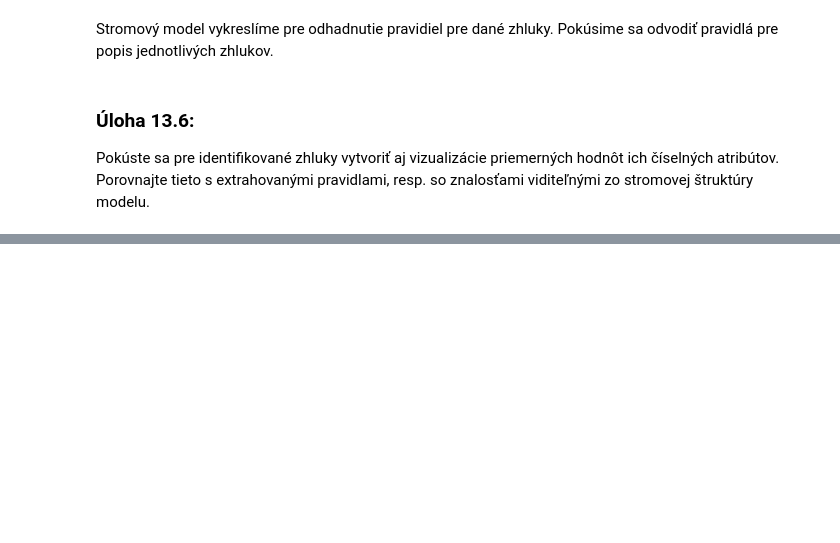
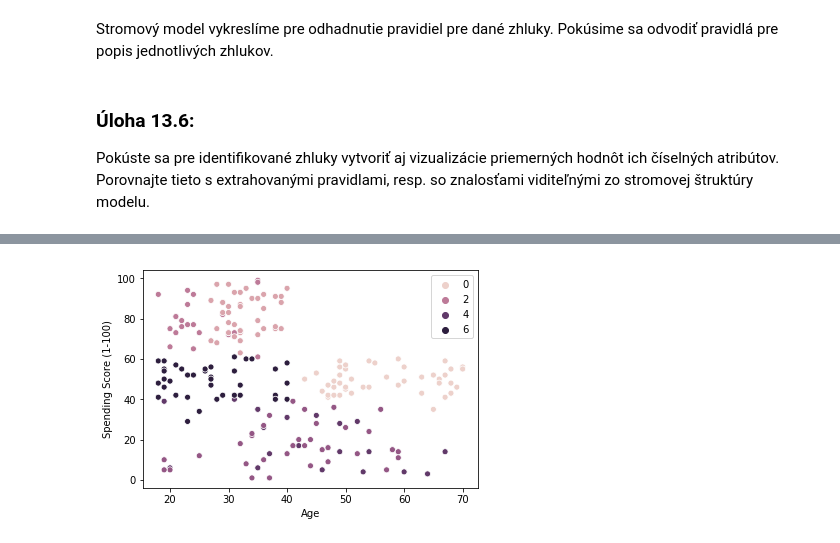
Before and after one commit to sarny/WDA-Kosice, a Jupyter notebook: 14/notebooks/clustering2.ipynb, the cells around one changed output, grey strips where cells are left out. Saved outputs shown, nothing was run; the diff lists cells and outputs as text; code cells hidden in the pictures; blank space fills up the shorter version.

```diff
--- a/14/notebooks/clustering2.ipynb
+++ b/14/notebooks/clustering2.ipynb
@@ -105,0 +152,4 @@ Pokúste sa pre identifikované zhluky vytvoriť aj vizualizácie priemerných h
+# %%
+g = sns.scatterplot(x="Age", y="Spending Score (1-100)", hue=labels, data=data)
+# %% [output]
+[figure, added]
```
Also changed, not shown: parts of 10 cells of this notebook, 7 other files.
